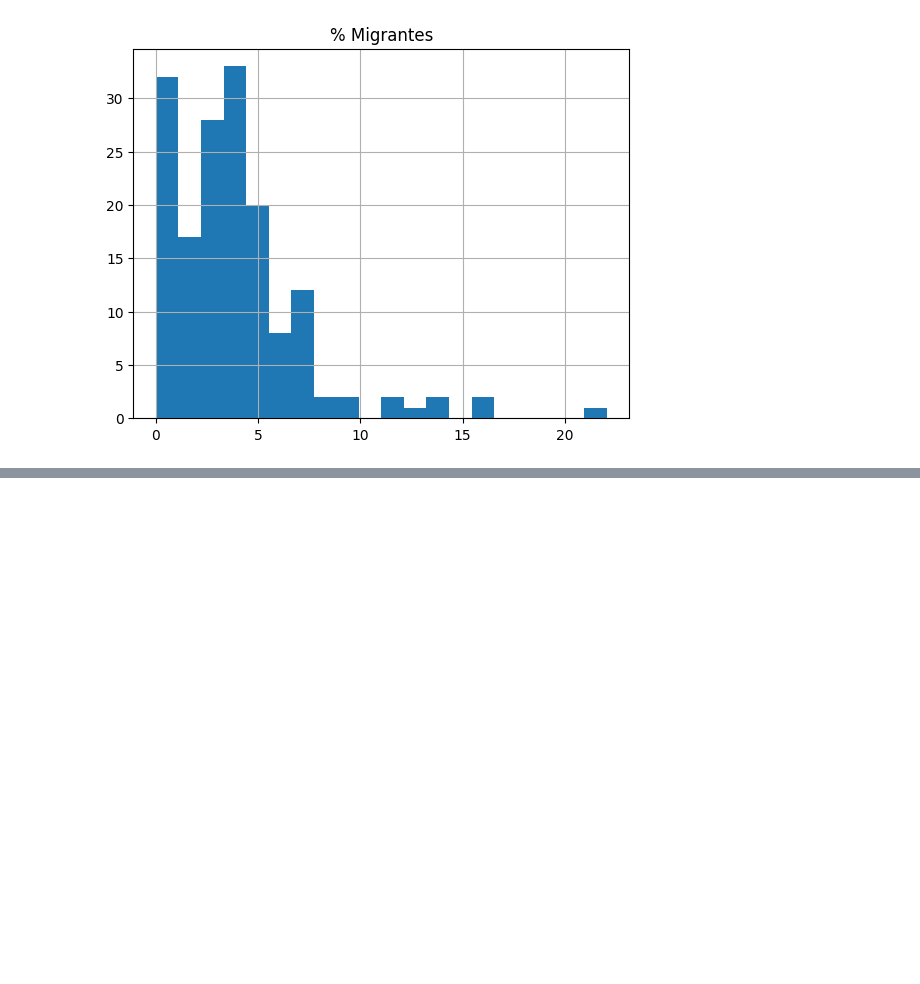
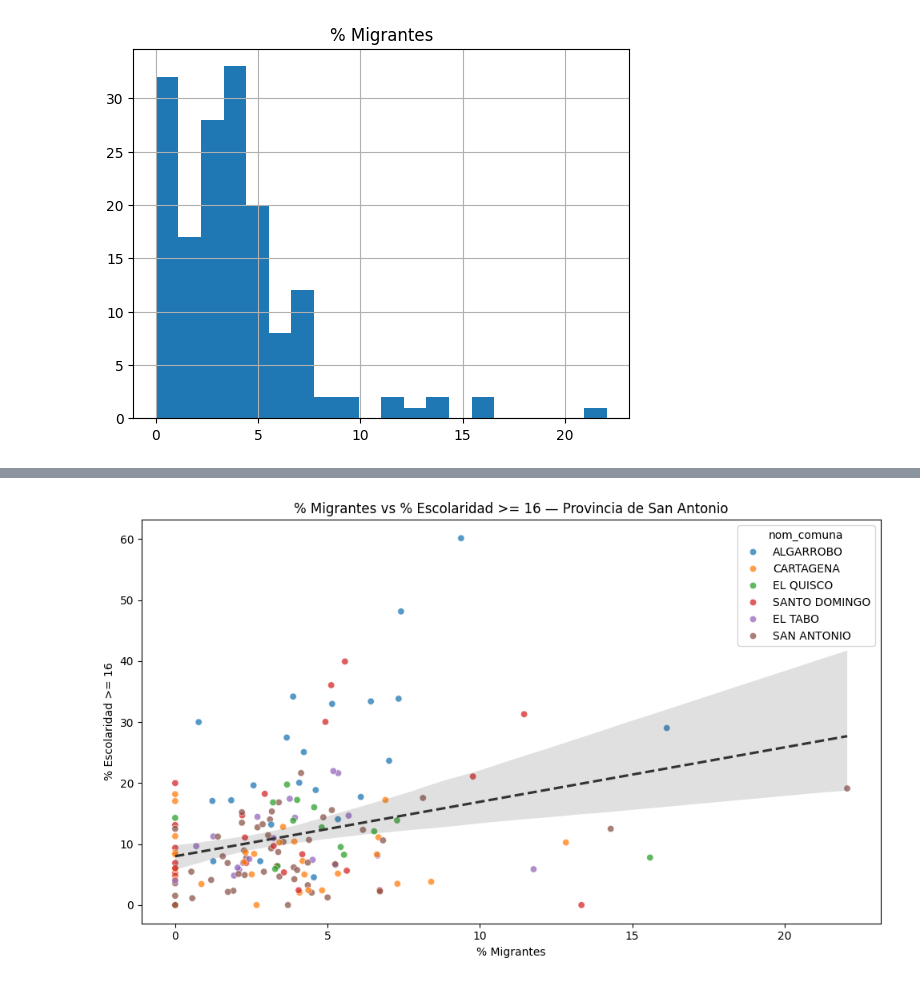
Before and after one commit to renato-duran-m/idg_2026-1, a Jupyter notebook: Notebooks/mapa_bivariado.ipynb, the cells around one changed output, grey strips where cells are left out. Cells and saved outputs as stored; diff of their text form; code cells hidden in the pictures; blank space fills up the shorter version.

```diff
--- a/Notebooks/mapa_bivariado.ipynb
+++ b/Notebooks/mapa_bivariado.ipynb
@@ -136,0 +196,15 @@ Text(0.5, 1.0, '% Migrantes')
+# %%
+fig, ax = plt.subplots(figsize=(10, 6))
+
+sns.scatterplot(data=gdf, x='ptje_migrantes', y='ptje_esc_mayor_16',
+                hue='nom_comuna', alpha=0.75, ax=ax)
+
+sns.regplot(data=gdf, x='ptje_migrantes', y='ptje_esc_mayor_16',
+            scatter=False, color='#333', line_kws={'ls': '--'}, ax=ax)
+
+ax.set(xlabel='% Migrantes', ylabel='% Escolaridad >= 16',
+       title='% Migrantes vs % Escolaridad >= 16 — Provincia de San Antonio')
+plt.tight_layout()
+plt.show()
+# %% [output]
+[figure, added]
```
Also changed, not shown: parts of 9 cells of this notebook, 1 other file.
